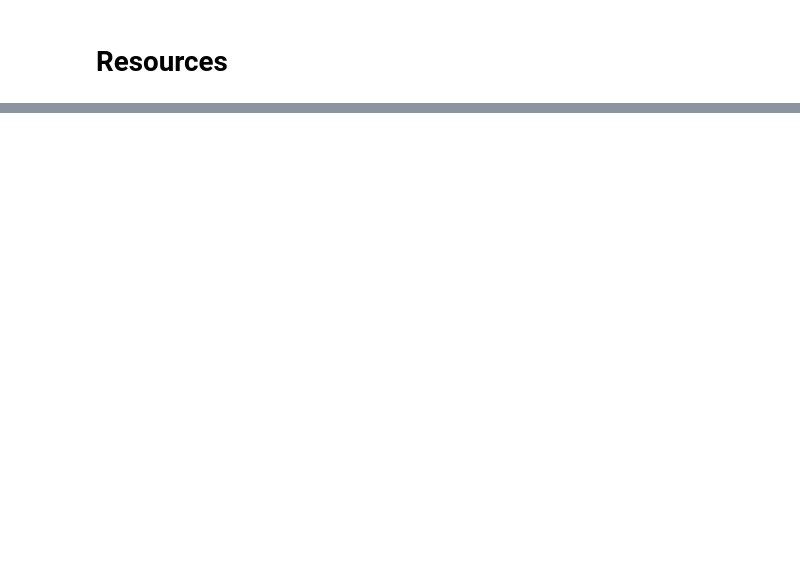
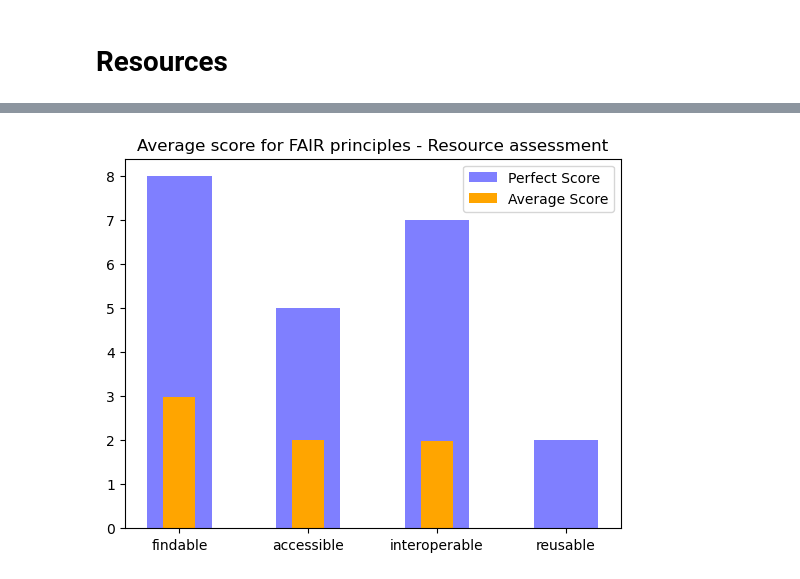
Before and after one commit to mwurzbacher/FAIRness-assessment-tools-evaluation-using-ORKG, a Jupyter notebook: FAIR_Enough_evaluation.ipynb, the cells around one changed output, grey strips where cells are left out. Drawn from its saved outputs; the diff is of its cells as text; code cells hidden in the pictures; blank space fills up the shorter version.

Commit message:
resource evaluation

```diff
--- a/FAIR_Enough_evaluation.ipynb
+++ b/FAIR_Enough_evaluation.ipynb
@@ -247,2 +385,13 @@ plt.show()
 # %% [markdown]
 # Resources
+# %%
+def expand_resource_df(df):
+    df_exp = pd.DataFrame()
+    df_exp["resource"] = list(chain.from_iterable([[x]*22 for x in df["resources"]]))
+    df_exp["type_rsrc"] = list(chain.from_iterable([[x]*22 for x in df["type_rsrc"]]))
+    df_exp["type_other"] = list(chain.from_iterable([[x]*22 for x in df["type_other"]]))
+    df_exp["metric"] = list(chain.from_iterable([get_metrics_from_result(assessment_result=x) for x in df["assessment_summary"]]))
+    df_exp["score_earned"] = list(chain.from_iterable([get_scores_from_result(assessment_result=x) for x in df["assessment_summary"]]))
+    df_exp["score_total"] = list(chain.from_iterable([[1]*22 for x in df["resources"]]))
+    df_exp = df_exp[["resource", "type_rsrc", "type_other", "metric", "score_earned", "score_total"]]
+    return df_exp
@@ -248,0 +413,8 @@ plt.show()
+# %%
+resource_df = pd.read_csv("assessed_data/resource_df_fenough_assessment.csv", index_col=0)
+resource_df = resource_df[resource_df["assessment_summary"].isna() == False].reset_index(drop=True)
+resource_df["assessment_summary"] = resource_df["assessment_summary"].map(lambda x: x.replace("\'", "\""))
+resource_df["assessment_summary"] = resource_df["assessment_summary"].map(lambda x: x.replace("None", "\"None\""))
+resource_df["assessment_summary"] = resource_df["assessment_summary"].map(lambda x: json.loads(x))
+resource_df_assessed = expand_resource_df(resource_df)
+resource_df_assessed
@@ -248,0 +458,4 @@ plt.show()
+# %%
+resource_df_assessed["score_earned"] = resource_df_assessed["score_earned"].map(lambda x: x.replace("None", "0"))
+resource_df_assessed["score_earned"] = resource_df_assessed["score_earned"].map(lambda x: int(x))
+resource_df_assessed
@@ -248,0 +484,9 @@ plt.show()
+# %%
+resource_df_principle = resource_df_assessed
+resource_df_principle["principle"] = resource_df_principle["metric"].map(lambda x: metric_to_principle[x])
+resource_df_principle = resource_df_principle.groupby("principle").agg({"score_earned": "sum", "score_total": "sum"}).reset_index()
+resource_df_principle["score_earned"] = resource_df_principle["score_earned"]/len(resource_df)
+resource_df_principle["score_total"] = resource_df_principle["score_total"]/len(resource_df)
+resource_df_principle['principle'] = pd.Categorical(resource_df_principle['principle'], ['findable', 'accessible', 'interoperable', 'reusable'])
+resource_df_principle = resource_df_principle.sort_values('principle')
+resource_df_principle
@@ -248,0 +499,14 @@ plt.show()
+# %%
+width = 0.5
+perfect_scores = [8, 5, 7, 2]
+actual_scores = resource_df_principle['score_earned']
+indices = np.arange(len(perfect_scores))
+
+plt.bar(indices, perfect_scores, width=width, color='b', alpha=0.5, label='Perfect Score')
+plt.bar([i for i in indices], actual_scores, width=0.5*width, color='orange', label='Average Score')
+plt.xticks(indices, resource_df_principle['principle'] )
+plt.title("Average score for FAIR principles - Resource assessment")
+plt.legend()
+plt.show()
+# %% [output]
+[figure, added]
```
Also changed, not shown: parts of 19 cells of this notebook, 2 other files.
